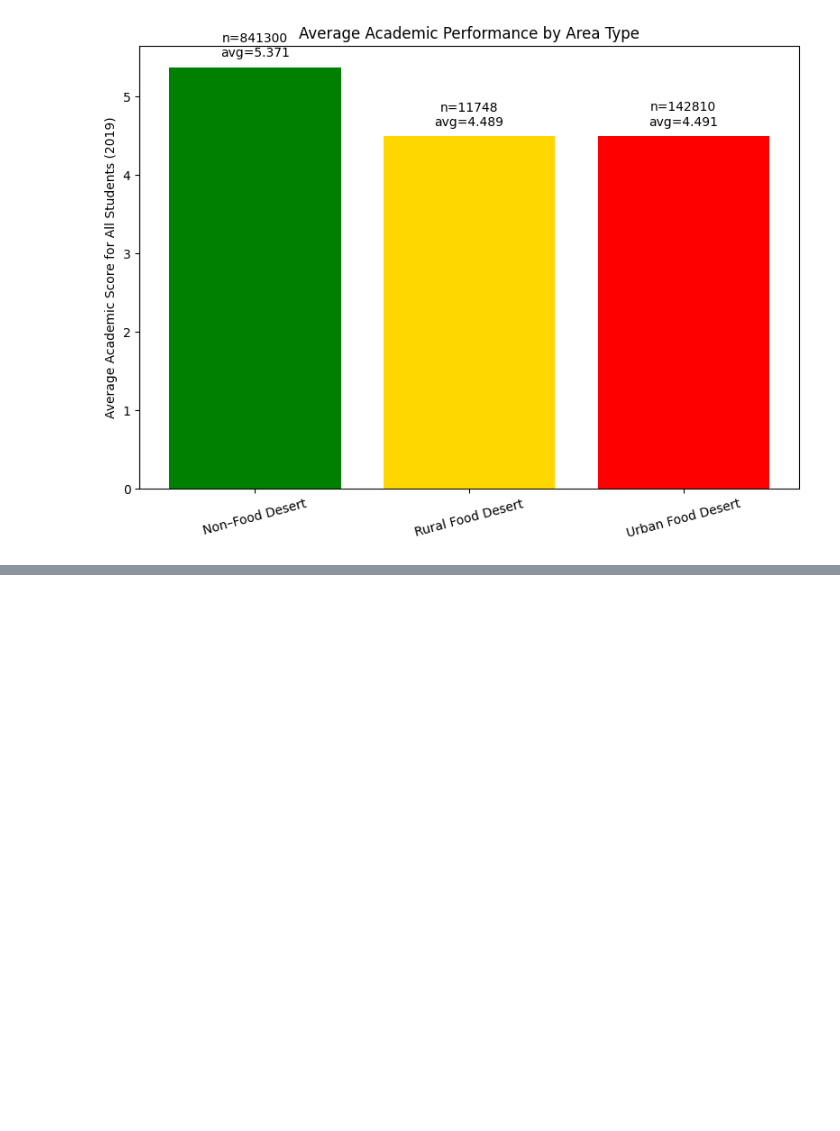
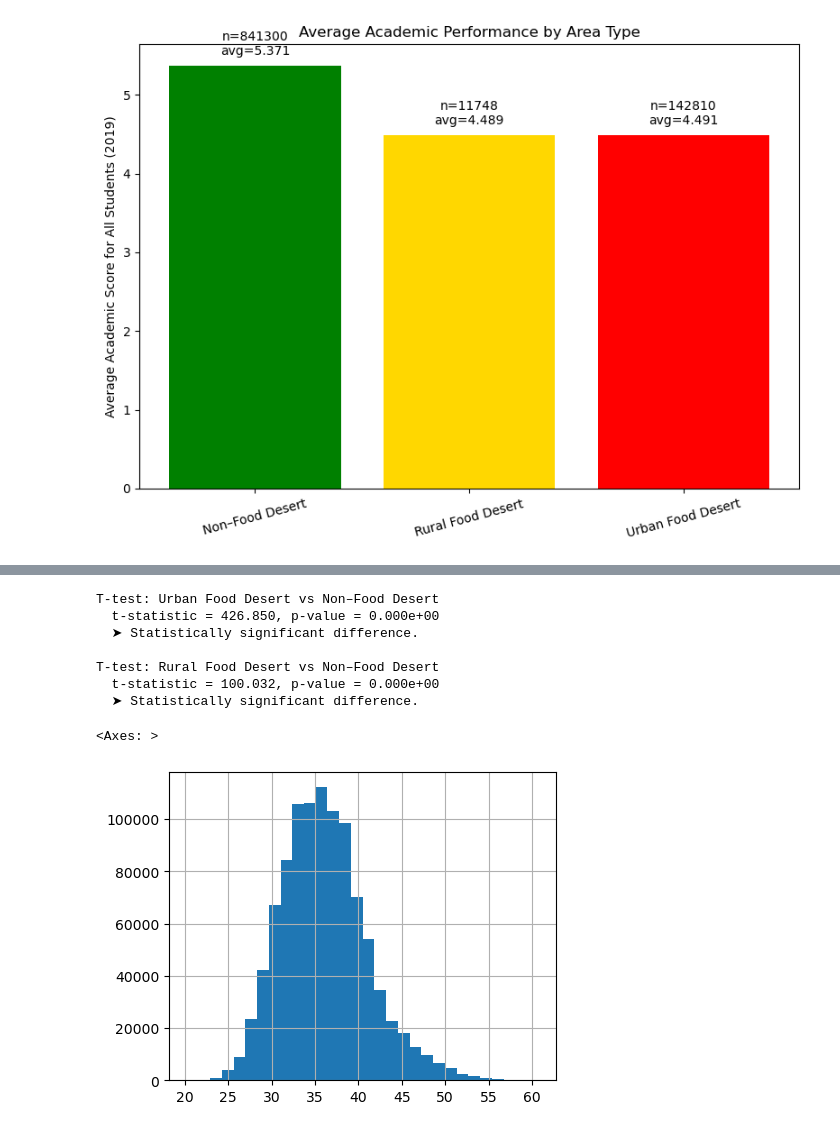
Before and after one commit to csci1951a-spring-2025/final-projects-mink, a Jupyter notebook: stats.ipynb, the cells around one changed output, grey strips where cells are left out. Cells and saved outputs as stored; diff of their text form; code cells hidden in the pictures; blank space fills up the shorter version.

```diff
--- a/stats.ipynb
+++ b/stats.ipynb
@@ -348,0 +373,33 @@ Rural Food Desert vs. Non-Food Desert avg (5.371):
+# %%
+# Q3 Statistical Analysis: Perform a 2-sample t-test to statistically test
+# whether there’s a significant difference in sleep deprivation between area types
+
+urban_sleep = df[df['area_type'] == 'Urban Food Desert']['SLEEP_CrudePrev']
+rural_sleep = df[df['area_type'] == 'Rural Food Desert']['SLEEP_CrudePrev']
+non_food_sleep = df[df['area_type'] == 'Non–Food Desert']['SLEEP_CrudePrev']
+
+# Run 2-sample t-tests between each pair
+def run_ttest(group1, group2, label1, label2):
+    t_stat, p_val = stats.ttest_ind(group1, group2, equal_var=False)
+    print(f"T-test: {label1} vs {label2}")
+    print(f"  t-statistic = {t_stat:.3f}, p-value = {p_val:.3e}")
+    if p_val < 0.05:
+        print("  ➤ Statistically significant difference.\n")
+    else:
+        print("  ➤ No significant difference.\n")
+
+# Pairwise comparisons
+run_ttest(urban_sleep, non_food_sleep, "Urban Food Desert", "Non–Food Desert")
+run_ttest(rural_sleep, non_food_sleep, "Rural Food Desert", "Non–Food Desert")
+
+df["SLEEP_CrudePrev"].hist(bins=30, figsize=(5, 4))
+# %% [output]
+T-test: Urban Food Desert vs Non–Food Desert
+  t-statistic = 426.850, p-value = 0.000e+00
+  ➤ Statistically significant difference.
+
+T-test: Rural Food Desert vs Non–Food Desert
+  t-statistic = 100.032, p-value = 0.000e+00
+  ➤ Statistically significant difference.
+<Axes: >
+[figure, added]
```
Also changed, not shown: parts of 4 cells of this notebook.
